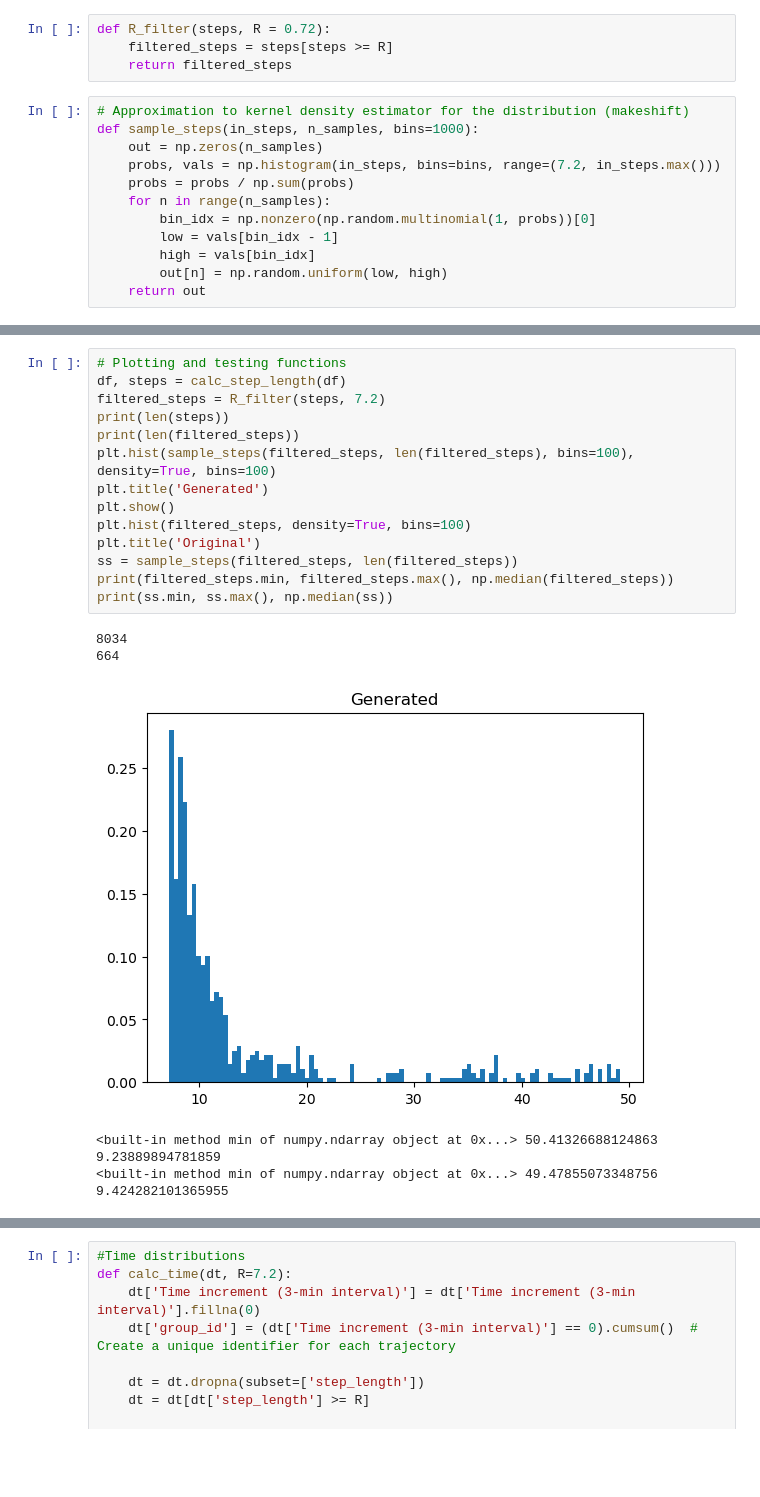
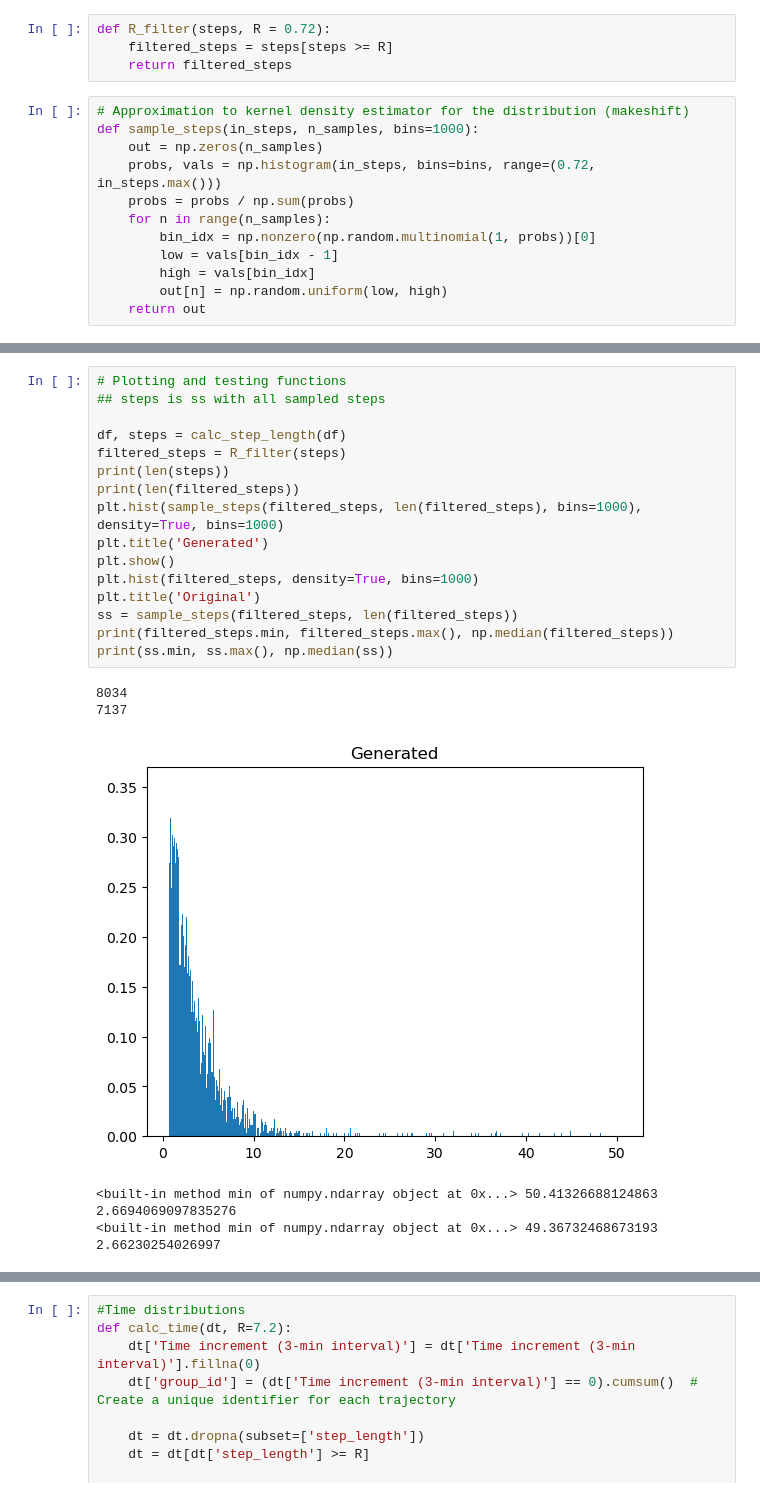
Before and after one commit to dz1921/RANDOMWALK, a Jupyter notebook: Distribution_Building.ipynb, the cells around one changed output, grey strips where cells are left out. Drawn from its saved outputs; the diff is of its cells as text; blank space fills up the shorter version.

```diff
--- a/Distribution_Building.ipynb
+++ b/Distribution_Building.ipynb
@@ -41,7 +40,7 @@ def R_filter(steps, R = 0.72):
 # Approximation to kernel density estimator for the distribution (makeshift)
 def sample_steps(in_steps, n_samples, bins=1000):
     out = np.zeros(n_samples)
-    probs, vals = np.histogram(in_steps, bins=bins, range=(7.2, in_steps.max()))
+    probs, vals = np.histogram(in_steps, bins=bins, range=(0.72, in_steps.max()))
     probs = probs / np.sum(probs)
     for n in range(n_samples):
         bin_idx = np.nonzero(np.random.multinomial(1, probs))[0]
@@ -55,20 +51,22 @@ NameError: name 'steps' is not defined
 # %%
 # Plotting and testing functions
+## steps is ss with all sampled steps
+
 df, steps = calc_step_length(df)
-filtered_steps = R_filter(steps, 7.2)
+filtered_steps = R_filter(steps)
 print(len(steps))
 print(len(filtered_steps))
-plt.hist(sample_steps(filtered_steps, len(filtered_steps), bins=100), density=True, bins=100)
+plt.hist(sample_steps(filtered_steps, len(filtered_steps), bins=1000), density=True, bins=1000)
 plt.title('Generated')
 plt.show()
-plt.hist(filtered_steps, density=True, bins=100)
+plt.hist(filtered_steps, density=True, bins=1000)
 plt.title('Original')
 ss = sample_steps(filtered_steps, len(filtered_steps))
 print(filtered_steps.min, filtered_steps.max(), np.median(filtered_steps))
 print(ss.min, ss.max(), np.median(ss))
 # %% [output]
 8034
-664
+7137
-[figure, old version]
+[figure, new version]
-<built-in method min of numpy.ndarray object at 0x...> 50.41326688124863 9.23889894781859
-<built-in method min of numpy.ndarray object at 0x...> 49.47855073348756 9.424282101365955
+<built-in method min of numpy.ndarray object at 0x...> 50.41326688124863 2.6694069097835276
+<built-in method min of numpy.ndarray object at 0x...> 49.36732468673193 2.66230254026997
```
Also changed, not shown: parts of 11 cells of this notebook.
